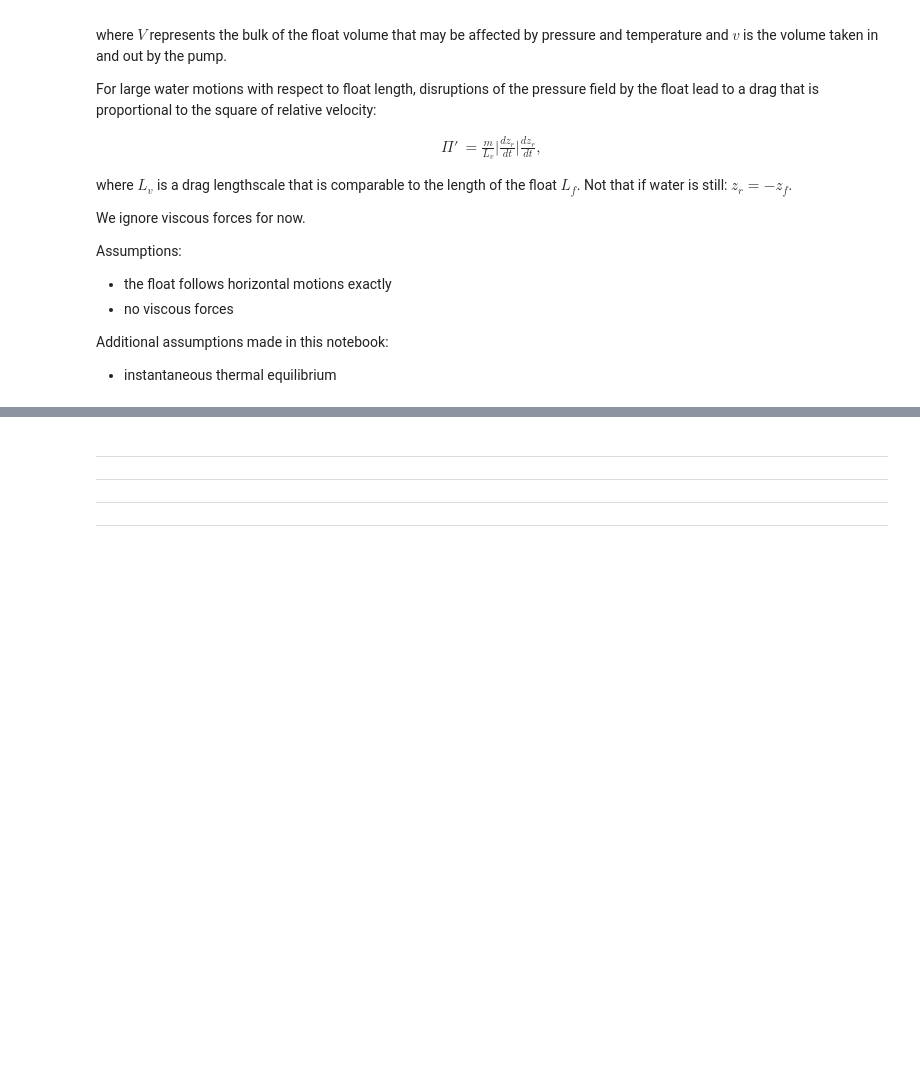
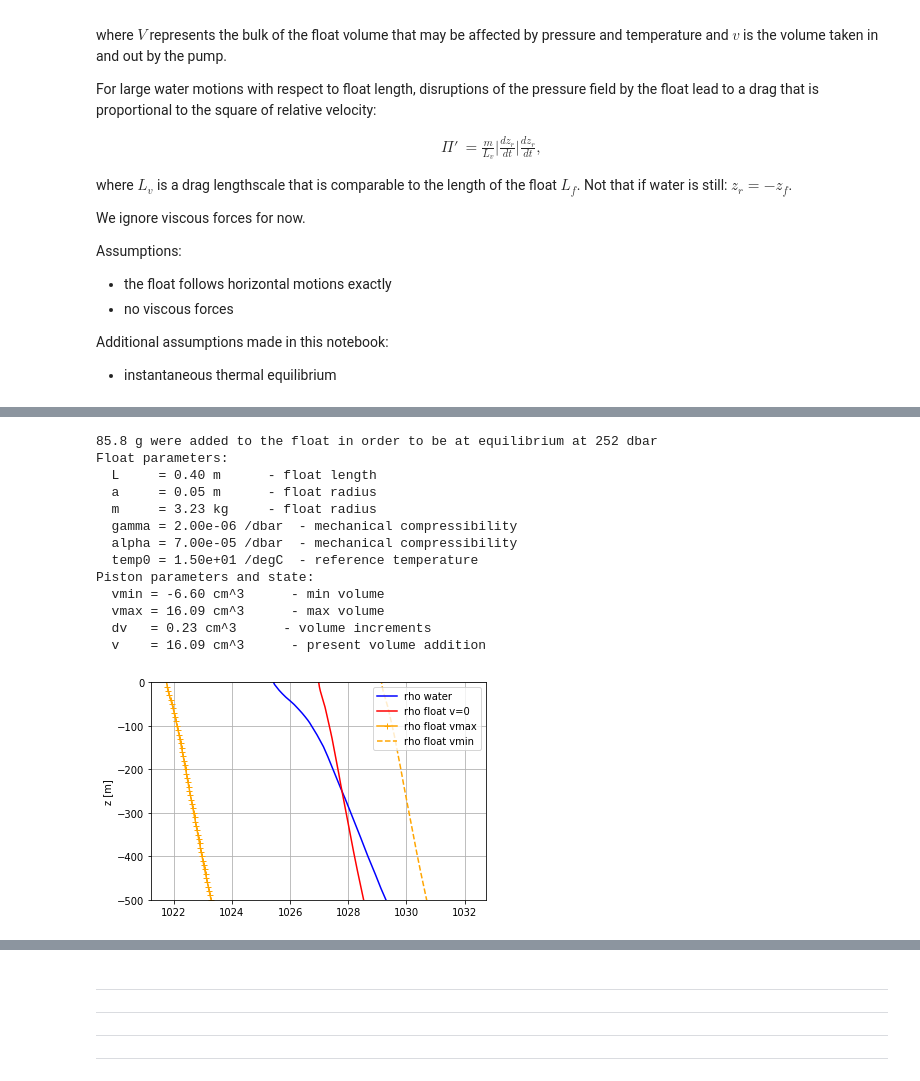
Before and after one commit to apatlpo/cognac, a Jupyter notebook: instrum/zcontrol_realistic.ipynb, the cells around one changed output, grey strips where cells are left out. Cells and saved outputs as stored; diff of their text form; code cells hidden in the pictures; blank space fills up the shorter version.

```diff
--- a/instrum/zcontrol_realistic.ipynb
+++ b/instrum/zcontrol_realistic.ipynb
@@ -654,2 +708,63 @@ Start time stepping for 180 min ...
 [figure]
+# %%
+# Init now active control of the vertical position
+
+#
+z=np.arange(-1000.,0.,1.)
+rho_w, p, temp = w.get_rho(z), w.get_p(z), w.get_temp(z)
+
+#
+fc = autonomous_float()
+# adjust mass to be at equilibrium at -250m
+iz = np.argmin(np.abs(z+250))
+vmax = fc.adjust_m(p[iz],temp[iz],rho_w[iz])
+#
+iz = np.argmin(np.abs(z+0))
+vmax = fc.adjust_balast(p[iz],temp[iz],rho_w[iz])
+# may go down to
+iz = np.argmin(np.abs(z+1000))
+vmin = fc.adjust_balast(p[iz],temp[iz],rho_w[iz])
+# adjust vmax to be confortable at the surface - arbitrary !!!
+vmax = vmax + (vmax-vmin)
+# assume 100 increments in volume - arbitrary !!!
+dv = (vmax-vmin)/100. # corresponds to 2000m/100 = 20m
+#
+fc.init_piston(vmin,vmax,dv,v=vmax)
+print(fc)
+
+
+# show densities
+plt.figure()
+ax = plt.subplot(111)
+#z=np.arange(-500.,0.,1.)
+#
+iz = np.argmin(np.abs(z+250))
+rho_f=fc.rho(p,temp,v=0.)
+rho_f_vmax=fc.rho(p,temp,v=fc.piston.vmax)
+rho_f_vmin=fc.rho(p,temp,v=fc.piston.vmin)
+#
+ax.plot(rho_w,z,'b',label='rho water')
+ax.plot(rho_f,z,'r',label='rho float v=0')
+ax.plot(rho_f_vmax,z,'-+',color='orange',label='rho float vmax',markevery=10)
+#ax.plot(rho_f_vmax[::20],z[::20],'+',color='orange',label='rho float vmax')
+ax.plot(rho_f_vmin,z,'--',color='orange',label='rho float vmin')
+ax.legend()
+ax.set_ylim((-500,0.))
+ax.set_ylabel('z [m]')
+ax.grid()
+# %% [output]
+85.8 g were added to the float in order to be at equilibrium at 252 dbar
+Float parameters:
+  L     = 0.40 m      - float length
+  a     = 0.05 m      - float radius
+  m     = 3.23 kg     - float radius
+  gamma = 2.00e-06 /dbar  - mechanical compressibility
+  alpha = 7.00e-05 /dbar  - mechanical compressibility
+  temp0 = 1.50e+01 /degC  - reference temperature
+Piston parameters and state:
+  vmin = -6.60 cm^3      - min volume
+  vmax = 16.09 cm^3      - max volume
+  dv   = 0.23 cm^3      - volume increments
+  v    = 16.09 cm^3      - present volume addition
+[figure, added]
 # %%
```
Also changed, not shown: parts of 6 cells of this notebook.
